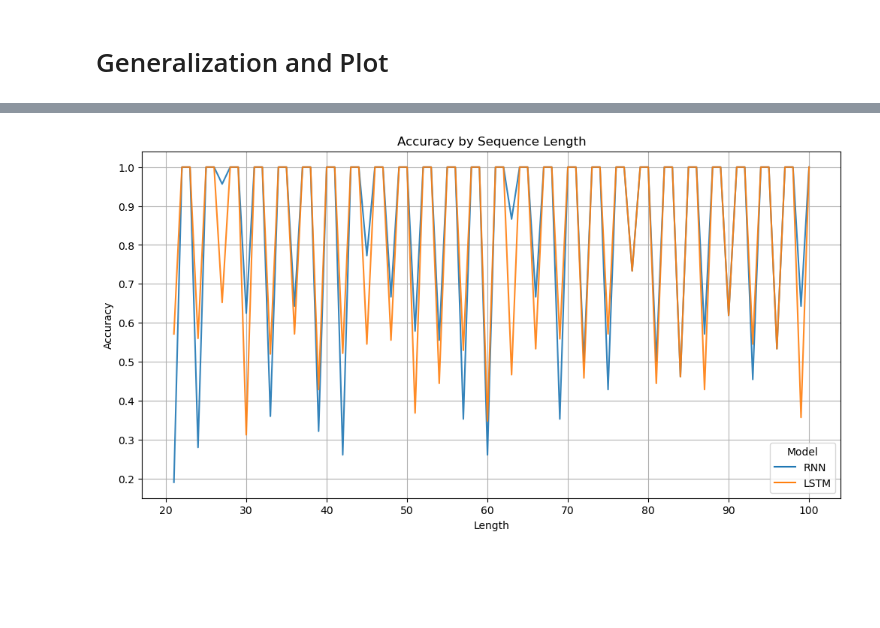
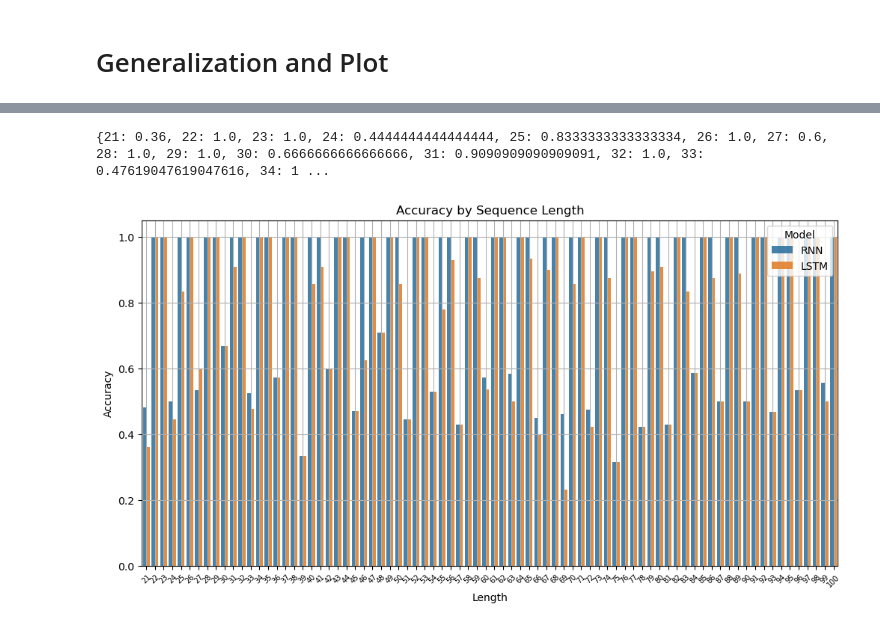
Before and after one commit to OskarLinke/ADL_GA, a Jupyter notebook: A3/rnn_lstm.ipynb, the cells around one changed output, grey strips where cells are left out. Cells and saved outputs as stored; diff of their text form; code cells hidden in the pictures; blank space fills up the shorter version.

```diff
--- a/A3/rnn_lstm.ipynb
+++ b/A3/rnn_lstm.ipynb
@@ -44,7 +44,7 @@ Using the GPU
 # Generate Dataset
 # %%
 # Generate a dataset of sequences containing characters 'a', 'b', and 'c' in order
-def gen_data(N=1000, min_len=3, max_len=20) -> list:
+def gen_data(N=3000, min_len=3, max_len=20) -> list:
     """Generates a dataset of sequences containing characters 'a', 'b', and 'c' in order.
     Parameters: N: int, number of sequences to generate
                 min_len: int, minimum length of a sequence
@@ -130,5 +130,5 @@ def get_dataset(N, min_len=3, max_len=20, split=False):
     dataset = TensorDataset(padded_sequences, y, length_tensor)
     return dataset, sequences
 # %%
-train_dataset, test_dataset, sequences = get_dataset(1000, 3, 20, split=True)
+train_dataset, test_dataset, sequences = get_dataset(3000, 3, 20, split=True)
 # %% [output]
@@ -395,0 +371,33 @@ def report_evaluation(model, loader):
+# %%
+# LSTM Params
+input_size =  3 # 'a' 'b' 'c'
+num_classes = 1 # binary classification
+hidden_size = 20 # hyperparameter; chosen from sweep
+num_layers = 1 # hyperparameter; chosen from sweep
+
+
+criterion = nn.BCEWithLogitsLoss() # "hyperparameter" chosen from sweep
+learning_rate = 0.01 # hyperparameter; chosen from sweep
+
+# Train LSTM
+lstm = LSTM(input_size, hidden_size, num_layers, num_classes).to(device)
+optimizer = optim.Adam(lstm.parameters(), lr=learning_rate) # hyperparameter; chosen from sweep
+
+# Training loop LSTM
+num_epochs = 20 # hyperparameter; chosen from sweep
+
+for epoch in range(num_epochs):
+    for data, labels, lengths in train_loader:
+        data, labels, lengths = data.to(device), labels.to(device), lengths.to('cpu')
+
+        # Forward pass
+        outputs = lstm(data, lengths)
+        loss = criterion(outputs.squeeze(), labels.float())
+
+        # Backward and optimize
+        optimizer.zero_grad()
+        loss.backward()
+        optimizer.step()
+
+    print(f'Epoch [{epoch+1}/{num_epochs}], Loss: {loss.item():.4f}')
+print("Finished training")
@@ -476,19 +502,26 @@ LSTM F1 Score: 0.67
 # Plot F1 scores for each sequence length for RNN and LSTM bar plot side by side
 rnn_f1, rnn_accuracy = length_to_scores(rnn, longSeq_loader)
 lstm_f1, lstm_accuracy= length_to_scores(lstm, longSeq_loader)
+# %%
+print(lstm_accuracy)
+# %% [output]
+{21: 0.36, 22: 1.0, 23: 1.0, 24: 0.4444444444444444, 25: 0.8333333333333334, 26: 1.0, 27: 0.6, 28: 1.0, 29: 1.0, 30: 0.6666666666666666, 31: 0.9090909090909091, 32: 1.0, 33: 0.47619047619047616, 34: 1 ...
 # %%
 
 # Plot Accuracy scores side by side using seaborn in w/ barplot same plot
 rnn_df = pd.DataFrame(list(rnn_accuracy.items()), columns=['Length', 'Accuracy'])
 rnn_df['Model'] = 'RNN'
 lstm_df = pd.DataFrame(list(lstm_accuracy.items()), columns=['Length', 'Accuracy'])
 lstm_df['Model'] = 'LSTM'
 df = pd.concat([rnn_df, lstm_df])
 
 plt.figure(figsize=(12, 6))
-sns.lineplot(data=df, x='Length', y='Accuracy', hue='Model', alpha=0.9)
+sns.barplot(data=df, x='Length', y='Accuracy', hue='Model', alpha=0.9)
 plt.grid()
+# fix x-axis labels
+plt.xticks(rotation=45, size=7)
 plt.title('Accuracy by Sequence Length')
+plt.savefig('accuracy_by_length.png')
 plt.show()
 # %% [output]
-[figure, old version]
+[figure, new version]
```
Also changed, not shown: parts of 18 cells of this notebook.
